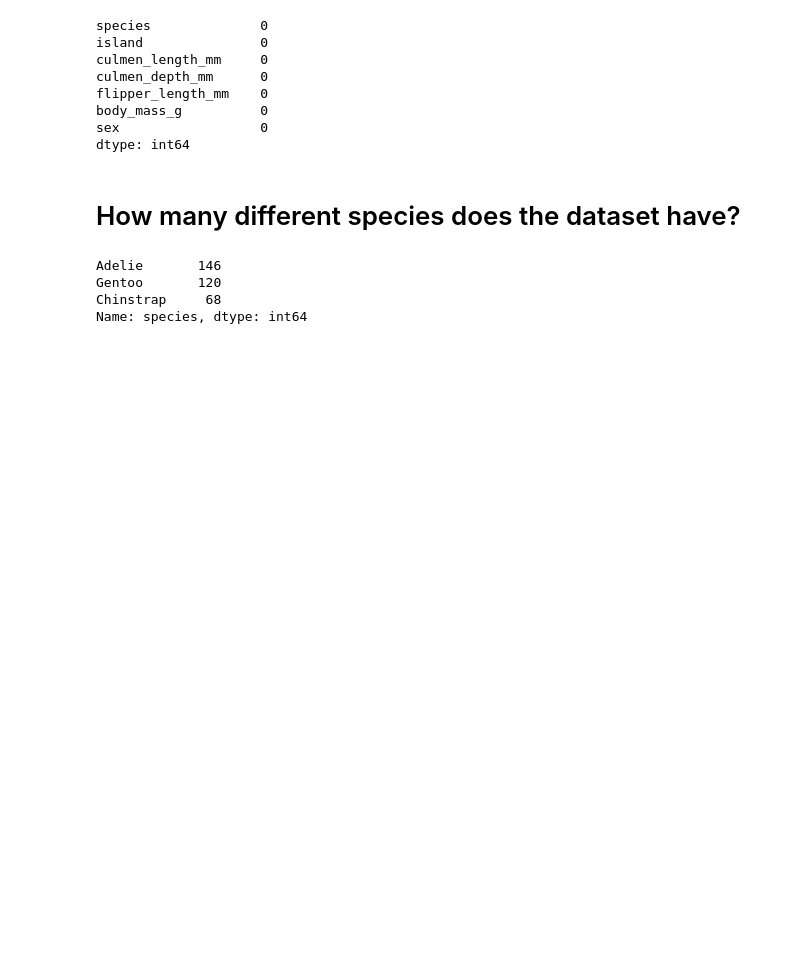
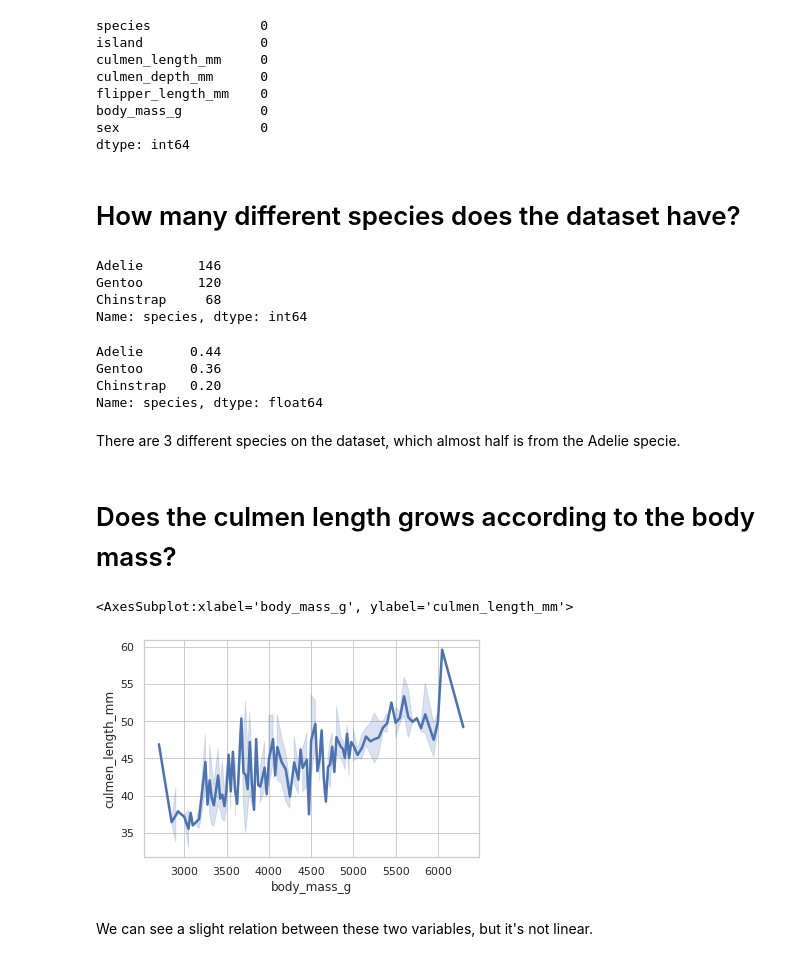
Before and after one commit to luis-fnogueira/kaggle-penguins, a Jupyter notebook: penguins.ipynb, the cells around one changed output. Cells and saved outputs as stored; diff of their text form; code cells hidden in the pictures; blank space fills up the shorter version.

Commit message:
Kaggle Notebook | penguins | First plot

```diff
--- a/penguins.ipynb
+++ b/penguins.ipynb
@@ -98,3 +98,26 @@ Adelie       146
 Gentoo       120
 Chinstrap     68
 Name: species, dtype: int64
+# %%
+df_size['species'].value_counts(normalize=True)
+# %% [output]
+Adelie      0.44
+Gentoo      0.36
+Chinstrap   0.20
+Name: species, dtype: float64
+# %% [markdown]
+There are 3 different species on the dataset, which almost half is from the Adelie specie.
+# %% [markdown]
+# Does the culmen length grows according to the body mass?
+# %%
+sns.set_theme(style="whitegrid")
+
+
+
+sns.lineplot(x=df_size['body_mass_g'],y=df_size['culmen_length_mm'], \
+             palette="tab10", linewidth=2.5)
+# %% [output]
+<AxesSubplot:xlabel='body_mass_g', ylabel='culmen_length_mm'>
+[figure, added]
+# %% [markdown]
+We can see a slight relation between these two variables, but it's not linear.
```
